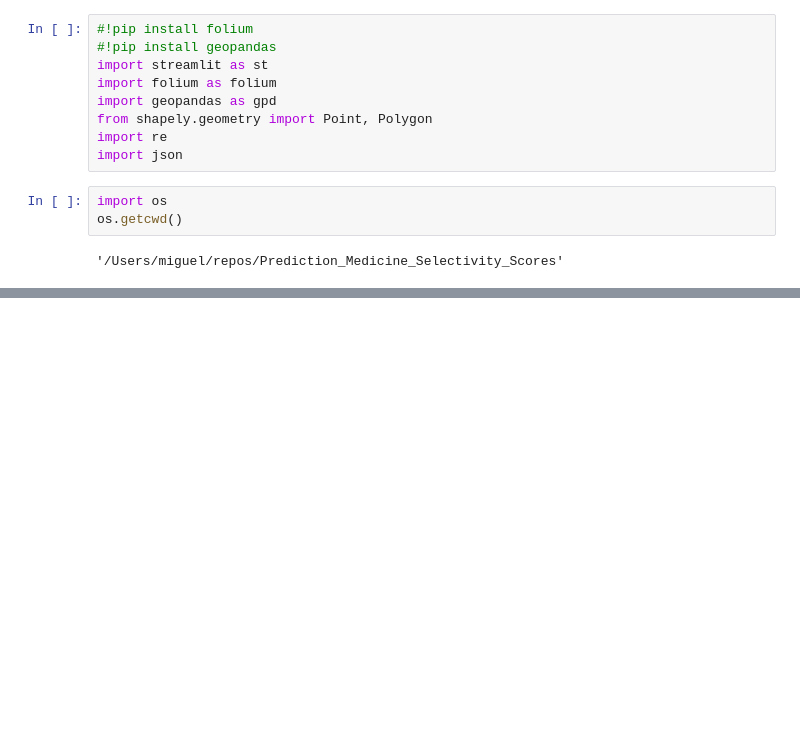
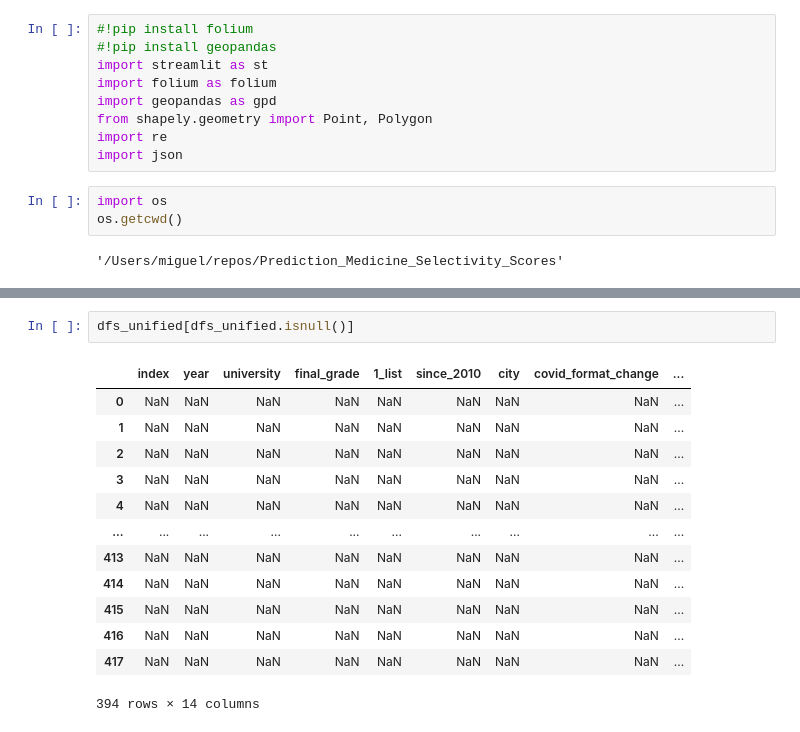
Before and after one commit to MiguelMonederoRubio/MasterDataScience_FinalProject_TFM, a Jupyter notebook: Prediction_Medicine_Selectivity_Scores.ipynb, the cells around one changed output, grey strips where cells are left out. Saved outputs shown, nothing was run; the diff lists cells and outputs as text; blank space fills up the shorter version.

```diff
--- a/Prediction_Medicine_Selectivity_Scores.ipynb
+++ b/Prediction_Medicine_Selectivity_Scores.ipynb
@@ -968,0 +1163,16 @@ prueba
+# %%
+dfs_unified[dfs_unified.isnull()]
+# %% [output]
+|  | index | year | university | final_grade | 1_list | since_2010 | city | covid_format_change | ... |
+| 0 | NaN | NaN | NaN | NaN | NaN | NaN | NaN | NaN | ... |
+| 1 | NaN | NaN | NaN | NaN | NaN | NaN | NaN | NaN | ... |
+| 2 | NaN | NaN | NaN | NaN | NaN | NaN | NaN | NaN | ... |
+| 3 | NaN | NaN | NaN | NaN | NaN | NaN | NaN | NaN | ... |
+| 4 | NaN | NaN | NaN | NaN | NaN | NaN | NaN | NaN | ... |
+| ... | ... | ... | ... | ... | ... | ... | ... | ... | ... |
+| 413 | NaN | NaN | NaN | NaN | NaN | NaN | NaN | NaN | ... |
+| 414 | NaN | NaN | NaN | NaN | NaN | NaN | NaN | NaN | ... |
+| 415 | NaN | NaN | NaN | NaN | NaN | NaN | NaN | NaN | ... |
+| 416 | NaN | NaN | NaN | NaN | NaN | NaN | NaN | NaN | ... |
+| 417 | NaN | NaN | NaN | NaN | NaN | NaN | NaN | NaN | ... |
+394 rows × 14 columns
```
Also changed, not shown: parts of 34 cells of this notebook, 3 other files.
